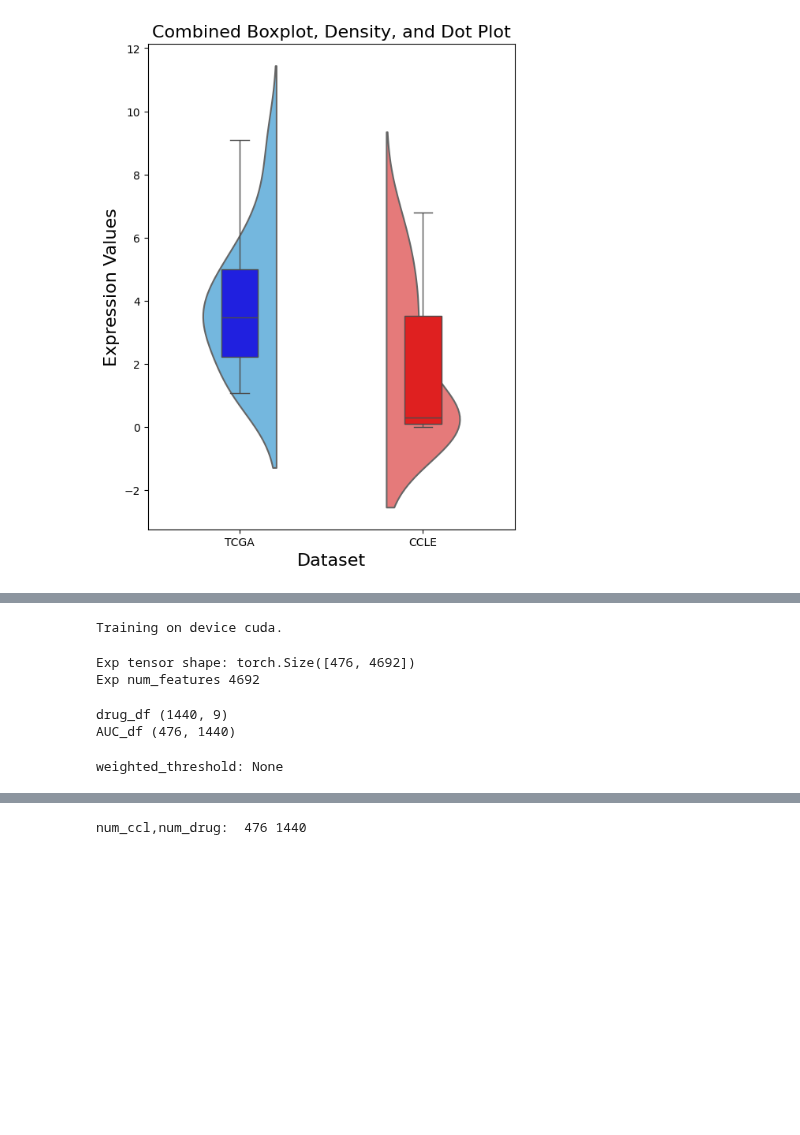
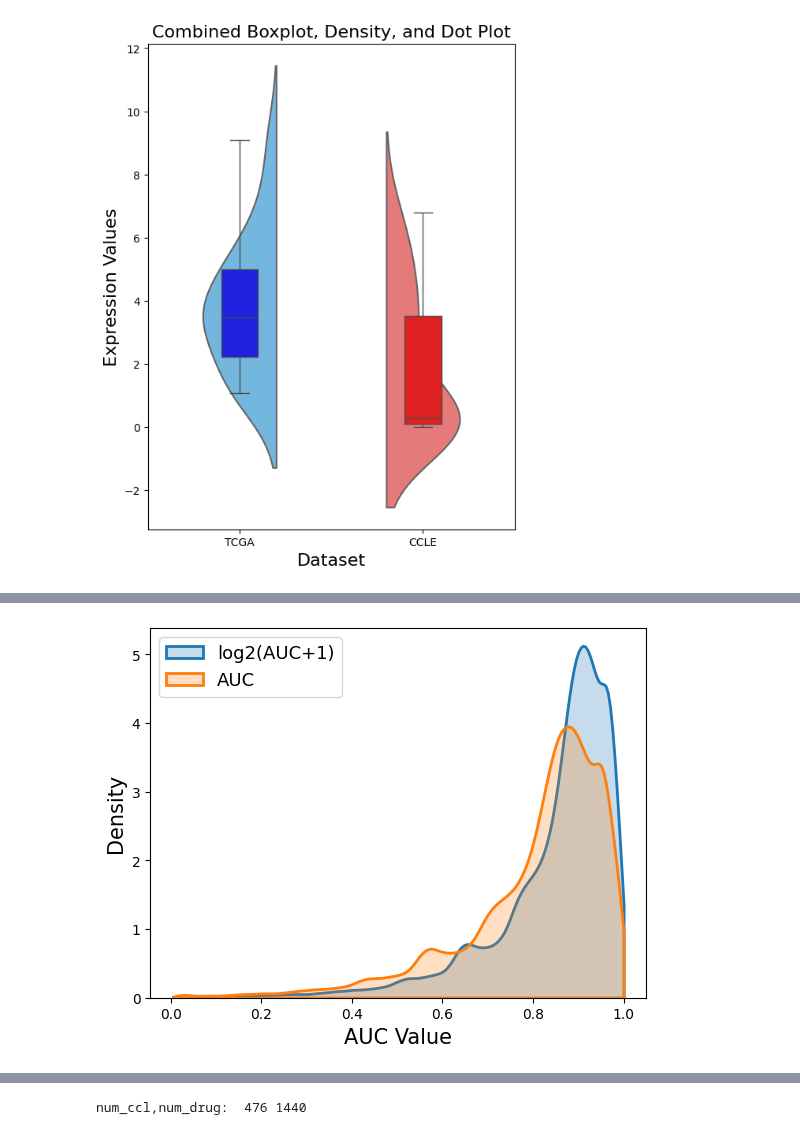
Before and after one commit to chiu-kai/ESPF_OMICS, a Jupyter notebook: inference.ipynb, the cells around one changed output, grey strips where cells are left out. Cells and saved outputs as stored; diff of their text form; code cells hidden in the pictures; blank space fills up the shorter version.

```diff
--- a/inference.ipynb
+++ b/inference.ipynb
@@ -351,5 +268,0 @@ from utils.Metrics import MetricsCalculator
-# %%
-device = (torch.device('cuda') if torch.cuda.is_available() else torch.device('cpu'))
-print(f"Training on device {device}.")
-# %% [output]
-Training on device cuda.
@@ -435,62 +269,9 @@ hyperparameter_folder_part = (f'Model{model_name}_{splitType}_Omics{[omic_type f
-# %%
-set_seed(seed)
-for omic_type in include_omics:
-    # Read the file
-    omics_data_dict[omic_type] = pd.read_csv(omics_files[omic_type], sep='\t', index_col=0)
-
-    if test is True:
-        # Specify the index as needed
-        omics_data_dict[omic_type] = omics_data_dict[omic_type][:76]  # Adjust the row selection as needed
-    if omic_type == "Exp":# apply Column-wise Min-Max Normalization
-        scaler = MinMaxScaler()
-        omics_data_dict[omic_type] = pd.DataFrame(scaler.fit_transform(omics_data_dict[omic_type]),index=omics_data_dict[omic_type].index,columns=omics_data_dict[omic_type].columns)
-
-    omics_data_tensor_dict[omic_type]  = torch.tensor(omics_data_dict[omic_type].values, dtype=torch.float32).to(device)
-    omics_numfeatures_dict[omic_type] = omics_data_tensor_dict[omic_type].shape[1]
-
-    print(f"{omic_type} tensor shape:", omics_data_tensor_dict[omic_type].shape)
-    print(f"{omic_type} num_features",omics_numfeatures_dict[omic_type])
-# %% [output]
-Exp tensor shape: torch.Size([476, 4692])
-Exp num_features 4692
-# %%
-drug_df= pd.read_csv("../data/no_Imputation_PRISM_Repurposing_Secondary_Screen_data/MACCS(Secondary_Screen_treatment_info)_union_NOrepeat.csv", sep=',', index_col=0)
-AUC_df = pd.read_csv("../data/no_Imputation_PRISM_Repurposing_Secondary_Screen_data/Drug_sensitivity_AUC_(PRISM_Repurposing_Secondary_Screen)_subsetted_NOrepeat.csv", sep=',', index_col=0)
-
-# matched AUCfile and omics_data samples
-matched_samples = sorted(set(AUC_df.T.columns) & set(list(omics_data_dict.values())[0].T.columns))
-
-AUC_df= (AUC_df.T[matched_samples]).T
-
-if AUCtransform == "-log2":
-    AUC_df = -np.log2(AUC_df)
-if AUCtransform == "-log10":
-    AUC_df = -np.log10(AUC_df)
-
-print("drug_df",drug_df.shape)
-print("AUC_df",AUC_df.shape)
-# %% [output]
-drug_df (1440, 9)
-AUC_df (476, 1440)
-# %%
-if 'weighted' in criterion.loss_type :
-    # Set threshold based on the 90th percentile # 將高於threshold的AUC權重增加
-    weighted_threshold = np.nanpercentile(AUC_df.values, 90)
-    total_samples = (~np.isnan(AUC_df.values)).sum().item()
-    few_samples = (AUC_df.values > weighted_threshold).sum().item()
-    more_samples = total_samples - few_samples
-    few_weight = total_samples / (2 * few_samples)
-    more_weight = total_samples / (2 * more_samples)
-    # print("weighted_threshold",weighted_threshold)
-    # print("total_samples",total_samples)
-    # print("few_samples",few_samples)
-    # print("more_samples",more_samples)
-    # print("few_weight",few_weight)
-    # print("more_weight",more_weight)
-else:
-    weighted_threshold = None
-    few_weight = None
-    more_weight = None
-print("weighted_threshold:",weighted_threshold)
-# %% [output]
-weighted_threshold: None
+# %%
+sns.kdeplot( AUC_dropNAN_log2, fill=True, palette="#62bcf0", linewidth=2,cut=0, label='log2(AUC+1)')
+sns.kdeplot( AUC_dropNAN, fill=True, palette="#62bc50", linewidth=2,cut=0, label='AUC')
+plt.legend(loc='upper left', fontsize=13)
+plt.xlabel('AUC Value', fontsize=15)
+plt.ylabel('Density', fontsize=15)
+plt.show()
+# %% [output]
+[figure, added]
```
Also changed, not shown: parts of 23 cells of this notebook, 6 other files.
